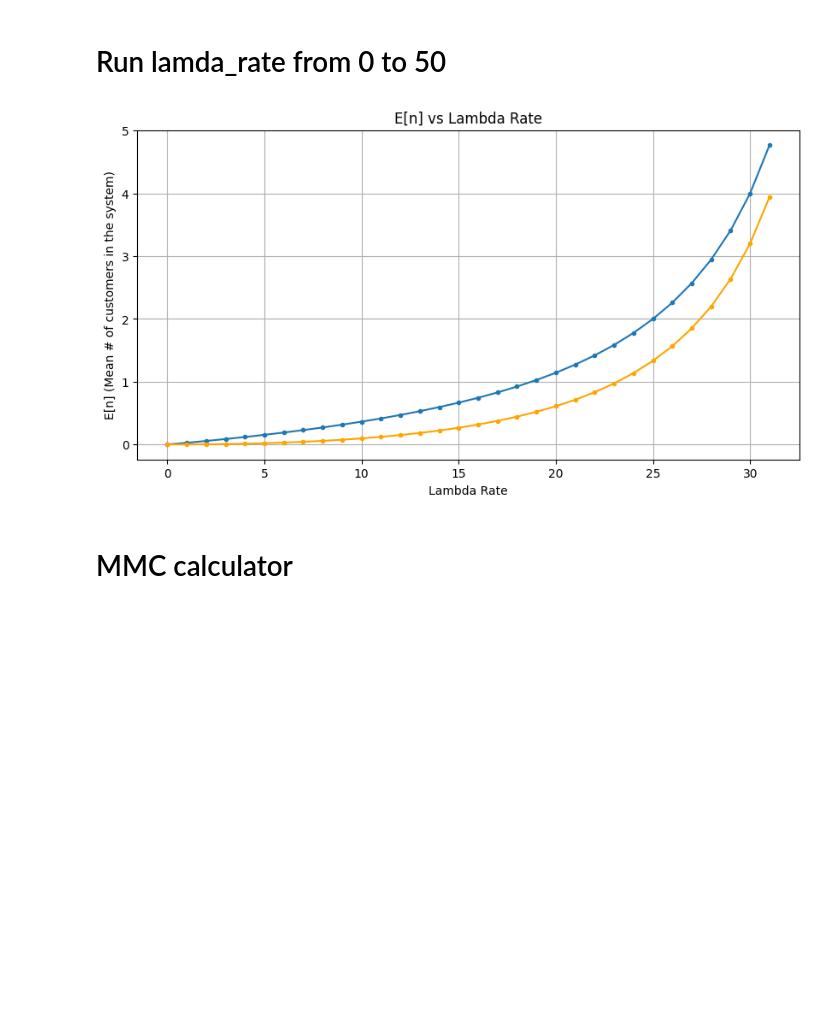
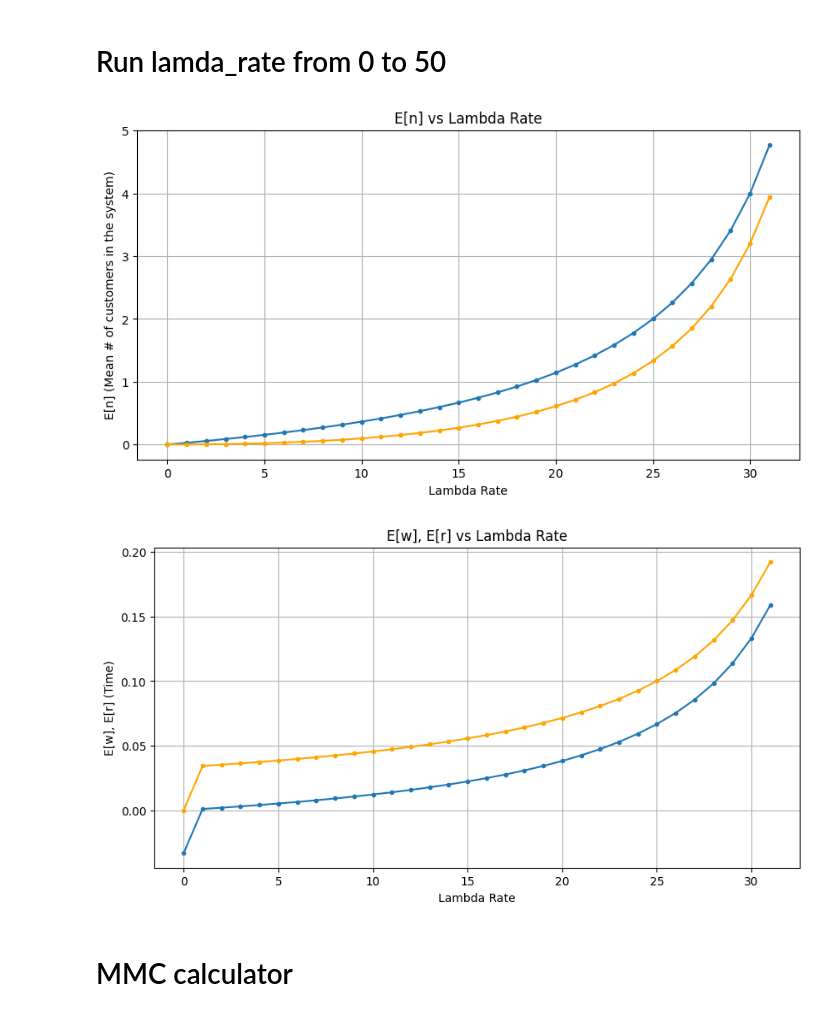
Before and after one commit to kthkhanhtrinh/dsa_lab, a Jupyter notebook: hihi.ipynb, the cells around one changed output. Cells and saved outputs as stored; diff of their text form; code cells hidden in the pictures; blank space fills up the shorter version.

```diff
--- a/hihi.ipynb
+++ b/hihi.ipynb
@@ -70,39 +72,58 @@ Mean # of customers in the queue (E[nq]) 0.020513
 # %%
 mu_rate1 = 30    # Service rate (customers per hour)
 drop_out_rate = 0.2  # Dropout rate
 
 lambda_rates = list(range(0, 32))
 E_n_values = []
 E_nq_values = []
 
+E_w_values = []
+E_r_values = []
+
+p_values = []
+
 for lambda_rate in lambda_rates:
   results = mm1_queue_calculator(lambda_rate, mu_rate1, drop_out_rate)
   E_n_values.append(results['Mean # of customers in the system (E[n])'])
   E_nq_values.append(results['Mean # of customers in the queue (E[nq])'])
+  E_w_values.append(results['Mean Waiting Time (E[w])'])
+  E_r_values.append(results['Response Time (E[r])'])
+  p_values.append(results['Gateway Utilization (p)'])
 
 
 import matplotlib.pyplot as plt
 
 # Plot E[n] vs Lambda Rate
 plt.figure(figsize=(10, 5))
 plt.plot(lambda_rates, E_n_values, marker='.')
 plt.plot(lambda_rates, E_nq_values, marker='.', color='orange')
 plt.xlabel("Lambda Rate")
 plt.ylabel("E[n] (Mean # of customers in the system)")
 plt.title("E[n] vs Lambda Rate")
 plt.grid(True)
 plt.show()
 
-# Plot E[nq] vs Lambda Rate
-# plt.figure(figsize=(10, 5))
-# plt.plot(lambda_rates, E_nq_values, marker='o', color='orange')
-# plt.xlabel("Lambda Rate")
-# plt.ylabel("E[nq] (Mean # of customers in the queue)")
-# plt.title("E[nq] vs Lambda Rate")
-# plt.grid(True)
-# plt.show()
+# Plot E[r], E_w vs Lambda Rate
+plt.figure(figsize=(10, 5))
+plt.plot(lambda_rates, E_w_values, marker='.')
+plt.plot(lambda_rates, E_r_values, marker='.', color='orange')
+plt.xlabel("Lambda Rate")
+plt.ylabel("E[w], E[r] (Time)")
+plt.title("E[w], E[r] vs Lambda Rate")
+plt.grid(True)
+plt.show()
+
+plt.figure(figsize=(10, 5))
+plt.plot(lambda_rates, p_values, marker='.')
+# plt.plot(lambda_rates, E_r_values, marker='.', color='orange')
+plt.xlabel("Lambda Rate")
+plt.ylabel("Ultilization")
+plt.title("Gateway Ultilization vs Lambda Rate")
+plt.grid(True)
+plt.show()
 # %% [output]
 [figure]
+[figure, added]
 # %% [markdown]
 # MMC calculator
 # %%
```
Also changed, not shown: parts of 2 cells of this notebook.
